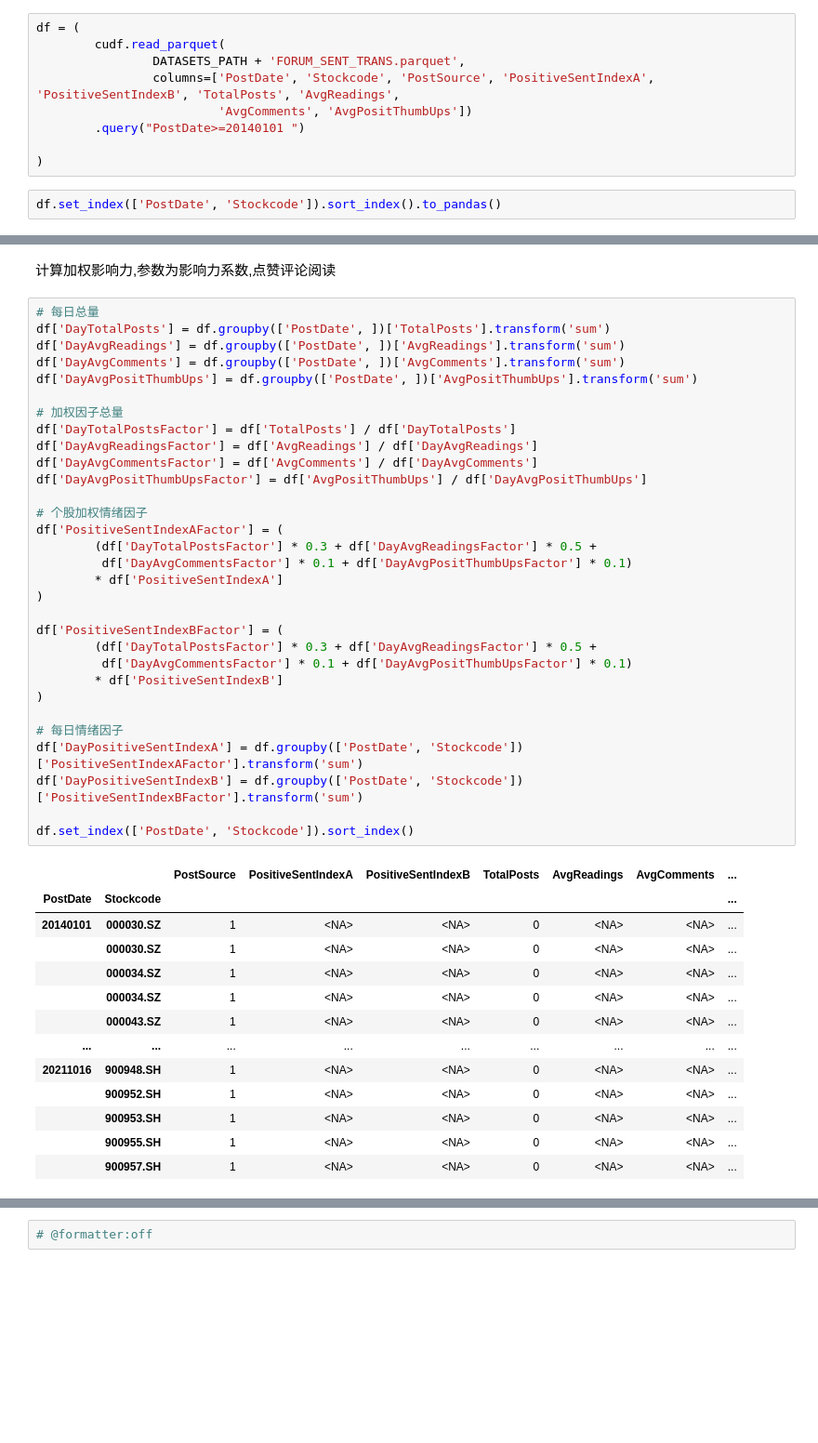
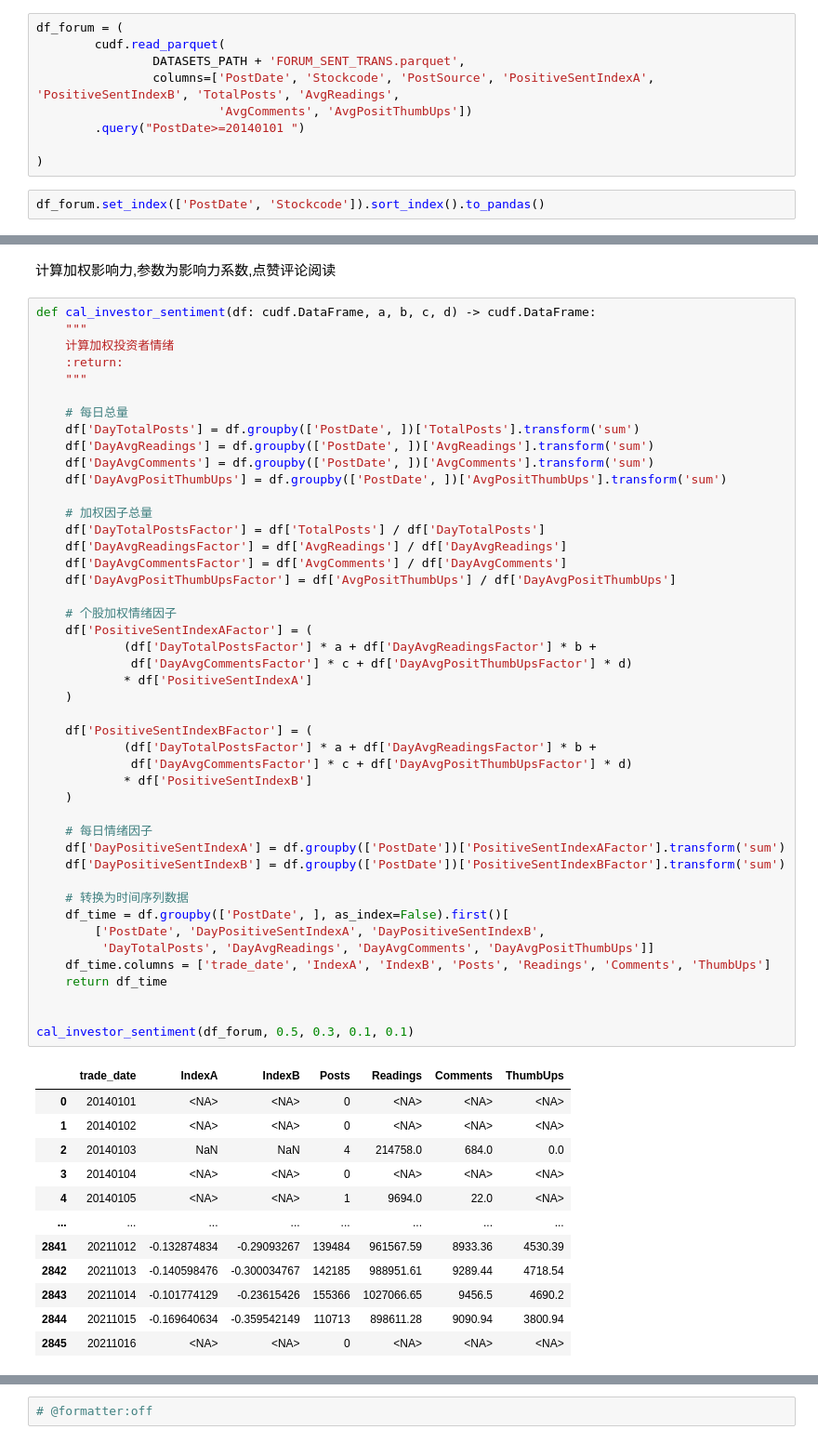
Before and after one commit to Colin-Bao/Investor-Sentiment, a Jupyter notebook: notebooks/IS-Investor.ipynb, the cells around one changed output, grey strips where cells are left out. Shown at 93% size. Cells and saved outputs as stored; diff of their text form; blank space fills up the shorter version.

```diff
--- a/notebooks/IS-Investor.ipynb
+++ b/notebooks/IS-Investor.ipynb
@@ -42,5 +109,5 @@ Notes:
 # %%
-df = (
+df_forum = (
         cudf.read_parquet(
                 DATASETS_PATH + 'FORUM_SENT_TRANS.parquet',
                 columns=['PostDate', 'Stockcode', 'PostSource', 'PositiveSentIndexA', 'PositiveSentIndexB', 'TotalPosts', 'AvgReadings',
@@ -49,7 +116,7 @@ df = (
 
 )
 # %%
-df.set_index(['PostDate', 'Stockcode']).sort_index().to_pandas()
+df_forum.set_index(['PostDate', 'Stockcode']).sort_index().to_pandas()
 # %% [output]
 |  |  | PostSource | PositiveSentIndexA | PositiveSentIndexB | TotalPosts | AvgReadings | AvgComments | ... |
 | PostDate | Stockcode |  |  |  |  |  |  | ... |
@@ -70,47 +137,60 @@ df.set_index(['PostDate', 'Stockcode']).sort_index().to_pandas()
 # %% [markdown]
 计算加权影响力,参数为影响力系数,点赞评论阅读
 # %%
-# 每日总量
-df['DayTotalPosts'] = df.groupby(['PostDate', ])['TotalPosts'].transform('sum')
-df['DayAvgReadings'] = df.groupby(['PostDate', ])['AvgReadings'].transform('sum')
-df['DayAvgComments'] = df.groupby(['PostDate', ])['AvgComments'].transform('sum')
-df['DayAvgPositThumbUps'] = df.groupby(['PostDate', ])['AvgPositThumbUps'].transform('sum')
+def cal_investor_sentiment(df: cudf.DataFrame, a, b, c, d) -> cudf.DataFrame:
+    """
+    计算加权投资者情绪
+    :return:
+    """
 
-# 加权因子总量
-df['DayTotalPostsFactor'] = df['TotalPosts'] / df['DayTotalPosts']
-df['DayAvgReadingsFactor'] = df['AvgReadings'] / df['DayAvgReadings']
-df['DayAvgCommentsFactor'] = df['AvgComments'] / df['DayAvgComments']
-df['DayAvgPositThumbUpsFactor'] = df['AvgPositThumbUps'] / df['DayAvgPositThumbUps']
+    # 每日总量
+    df['DayTotalPosts'] = df.groupby(['PostDate', ])['TotalPosts'].transform('sum')
+    df['DayAvgReadings'] = df.groupby(['PostDate', ])['AvgReadings'].transform('sum')
+    df['DayAvgComments'] = df.groupby(['PostDate', ])['AvgComments'].transform('sum')
+    df['DayAvgPositThumbUps'] = df.groupby(['PostDate', ])['AvgPositThumbUps'].transform('sum')
 
-# 个股加权情绪因子
-df['PositiveSentIndexAFactor'] = (
-        (df['DayTotalPostsFactor'] * 0.3 + df['DayAvgReadingsFactor'] * 0.5 +
-         df['DayAvgCommentsFactor'] * 0.1 + df['DayAvgPositThumbUpsFactor'] * 0.1)
-        * df['PositiveSentIndexA']
-)
+    # 加权因子总量
+    df['DayTotalPostsFactor'] = df['TotalPosts'] / df['DayTotalPosts']
+    df['DayAvgReadingsFactor'] = df['AvgReadings'] / df['DayAvgReadings']
+    df['DayAvgCommentsFactor'] = df['AvgComments'] / df['DayAvgComments']
+    df['DayAvgPositThumbUpsFactor'] = df['AvgPositThumbUps'] / df['DayAvgPositThumbUps']
 
-df['PositiveSentIndexBFactor'] = (
-        (df['DayTotalPostsFactor'] * 0.3 + df['DayAvgReadingsFactor'] * 0.5 +
-         df['DayAvgCommentsFactor'] * 0.1 + df['DayAvgPositThumbUpsFactor'] * 0.1)
-        * df['PositiveSentIndexB']
-)
+    # 个股加权情绪因子
+    df['PositiveSentIndexAFactor'] = (
+            (df['DayTotalPostsFactor'] * a + df['DayAvgReadingsFactor'] * b +
+             df['DayAvgCommentsFactor'] * c + df['DayAvgPositThumbUpsFactor'] * d)
+            * df['PositiveSentIndexA']
+    )
 
-# 每日情绪因子
-df['DayPositiveSentIndexA'] = df.groupby(['PostDate', 'Stockcode'])['PositiveSentIndexAFactor'].transform('sum')
-df['DayPositiveSentIndexB'] = df.groupby(['PostDate', 'Stockcode'])['PositiveSentIndexBFactor'].transform('sum')
+    df['PositiveSentIndexBFactor'] = (
+            (df['DayTotalPostsFactor'] * a + df['DayAvgReadingsFactor'] * b +
+             df['DayAvgCommentsFactor'] * c + df['DayAvgPositThumbUpsFactor'] * d)
+            * df['PositiveSentIndexB']
+    )
 
-df.set_index(['PostDate', 'Stockcode']).sort_index()
+    # 每日情绪因子
+    df['DayPositiveSentIndexA'] = df.groupby(['PostDate'])['PositiveSentIndexAFactor'].transform('sum')
+    df['DayPositiveSentIndexB'] = df.groupby(['PostDate'])['PositiveSentIndexBFactor'].transform('sum')
+
+    # 转换为时间序列数据
+    df_time = df.groupby(['PostDate', ], as_index=False).first()[
+        ['PostDate', 'DayPositiveSentIndexA', 'DayPositiveSentIndexB',
+         'DayTotalPosts', 'DayAvgReadings', 'DayAvgComments', 'DayAvgPositThumbUps']]
+    df_time.columns = ['trade_date', 'IndexA', 'IndexB', 'Posts', 'Readings', 'Comments', 'ThumbUps']
+    return df_time
+
+
+cal_investor_sentiment(df_forum, 0.5, 0.3, 0.1, 0.1)
 # %% [output]
-|  |  | PostSource | PositiveSentIndexA | PositiveSentIndexB | TotalPosts | AvgReadings | AvgComments | ... |
-| PostDate | Stockcode |  |  |  |  |  |  | ... |
-| 20140101 | 000030.SZ | 1 | <NA> | <NA> | 0 | <NA> | <NA> | ... |
-|  | 000030.SZ | 1 | <NA> | <NA> | 0 | <NA> | <NA> | ... |
-|  | 000034.SZ | 1 | <NA> | <NA> | 0 | <NA> | <NA> | ... |
-|  | 000034.SZ | 1 | <NA> | <NA> | 0 | <NA> | <NA> | ... |
-|  | 000043.SZ | 1 | <NA> | <NA> | 0 | <NA> | <NA> | ... |
-| ... | ... | ... | ... | ... | ... | ... | ... | ... |
-| 20211016 | 900948.SH | 1 | <NA> | <NA> | 0 | <NA> | <NA> | ... |
-|  | 900952.SH | 1 | <NA> | <NA> | 0 | <NA> | <NA> | ... |
-|  | 900953.SH | 1 | <NA> | <NA> | 0 | <NA> | <NA> | ... |
-|  | 900955.SH | 1 | <NA> | <NA> | 0 | <NA> | <NA> | ... |
-|  | 900957.SH | 1 | <NA> | <NA> | 0 | <NA> | <NA> | ... |
+|  | trade_date | IndexA | IndexB | Posts | Readings | Comments | ThumbUps |
+| 0 | 20140101 | <NA> | <NA> | 0 | <NA> | <NA> | <NA> |
+| 1 | 20140102 | <NA> | <NA> | 0 | <NA> | <NA> | <NA> |
+| 2 | 20140103 | NaN | NaN | 4 | 214758.0 | 684.0 | 0.0 |
+| 3 | 20140104 | <NA> | <NA> | 0 | <NA> | <NA> | <NA> |
+| 4 | 20140105 | <NA> | <NA> | 1 | 9694.0 | 22.0 | <NA> |
+| ... | ... | ... | ... | ... | ... | ... | ... |
+| 2841 | 20211012 | -0.132874834 | -0.29093267 | 139484 | 961567.59 | 8933.36 | 4530.39 |
+| 2842 | 20211013 | -0.140598476 | -0.300034767 | 142185 | 988951.61 | 9289.44 | 4718.54 |
+| 2843 | 20211014 | -0.101774129 | -0.23615426 | 155366 | 1027066.65 | 9456.5 | 4690.2 |
+| 2844 | 20211015 | -0.169640634 | -0.359542149 | 110713 | 898611.28 | 9090.94 | 3800.94 |
+| 2845 | 20211016 | <NA> | <NA> | 0 | <NA> | <NA> | <NA> |
```
Also changed, not shown: parts of 18 cells of this notebook, 3 other files.
